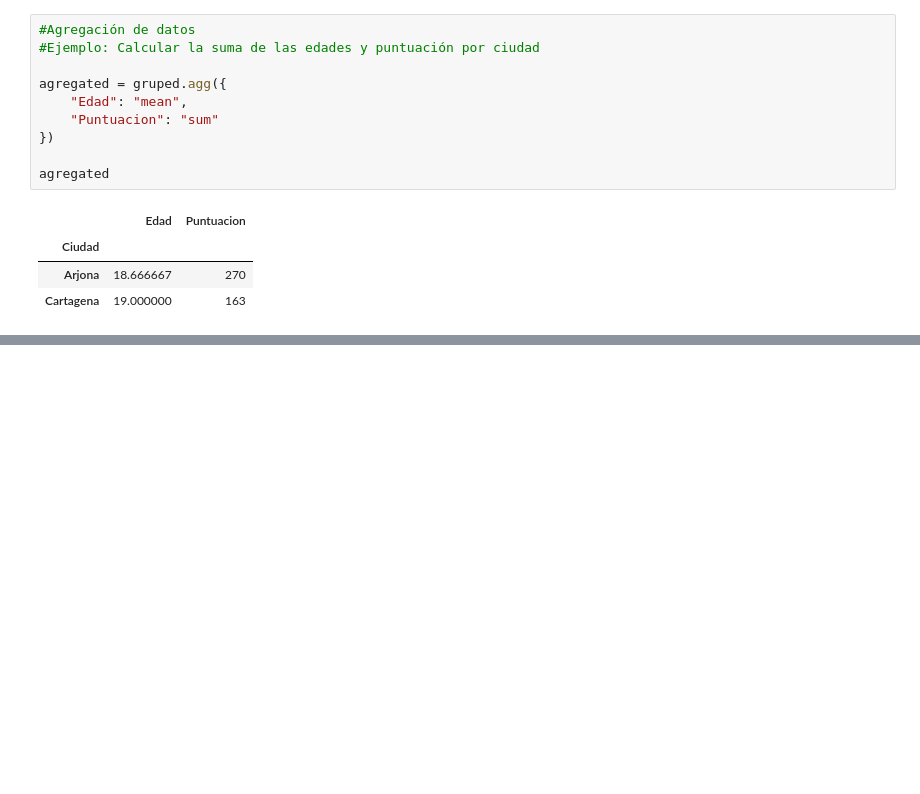
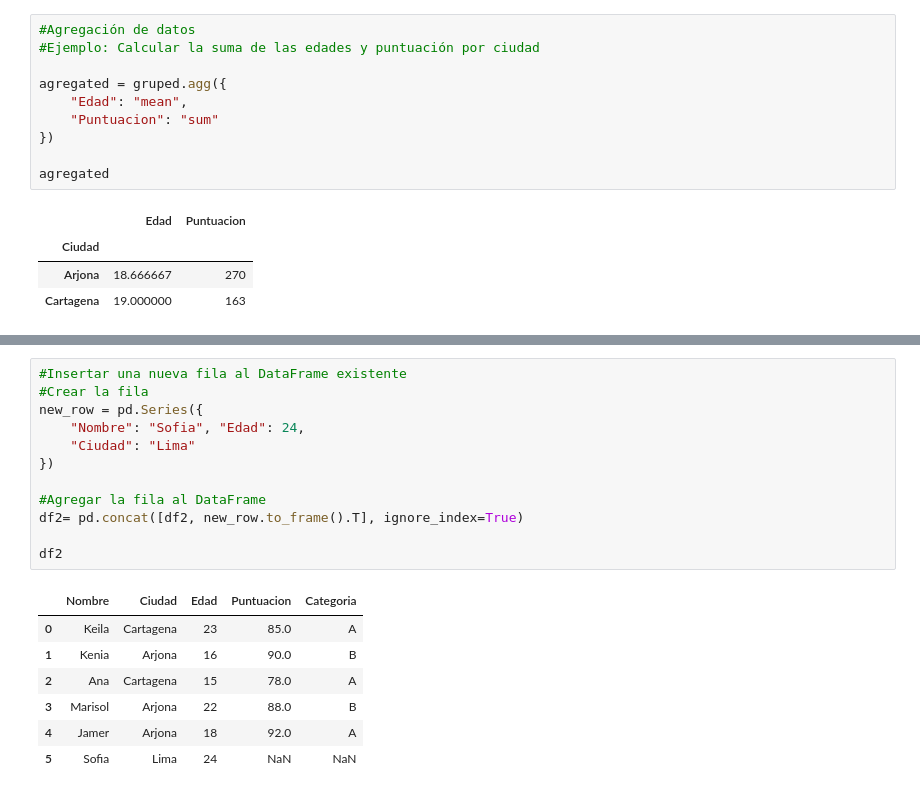
Before and after one commit to contreraskei/data-analysis-with-Python, a Jupyter notebook: analisisdedatos.ipynb, the cells around one changed output, grey strips where cells are left out. Cells and saved outputs as stored; diff of their text form; blank space fills up the shorter version.

```diff
--- a/analisisdedatos.ipynb
+++ b/analisisdedatos.ipynb
@@ -291,0 +369,20 @@ agregated
+# %%
+#Insertar una nueva fila al DataFrame existente
+#Crear la fila
+new_row = pd.Series({
+    "Nombre": "Sofia", "Edad": 24,
+    "Ciudad": "Lima"
+})
+
+#Agregar la fila al DataFrame
+df2= pd.concat([df2, new_row.to_frame().T], ignore_index=True)
+
+df2
+# %% [output]
+|  | Nombre | Ciudad | Edad | Puntuacion | Categoria |
+| 0 | Keila | Cartagena | 23 | 85.0 | A |
+| 1 | Kenia | Arjona | 16 | 90.0 | B |
+| 2 | Ana | Cartagena | 15 | 78.0 | A |
+| 3 | Marisol | Arjona | 22 | 88.0 | B |
+| 4 | Jamer | Arjona | 18 | 92.0 | A |
+| 5 | Sofia | Lima | 24 | NaN | NaN |
```
Also changed, not shown: parts of 13 cells of this notebook, 5 other files.
